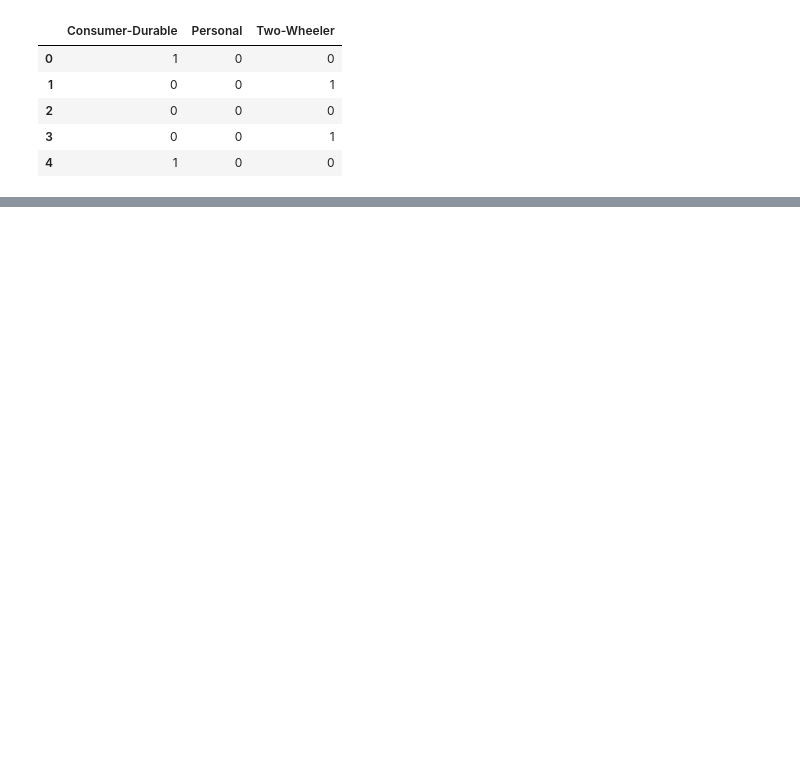
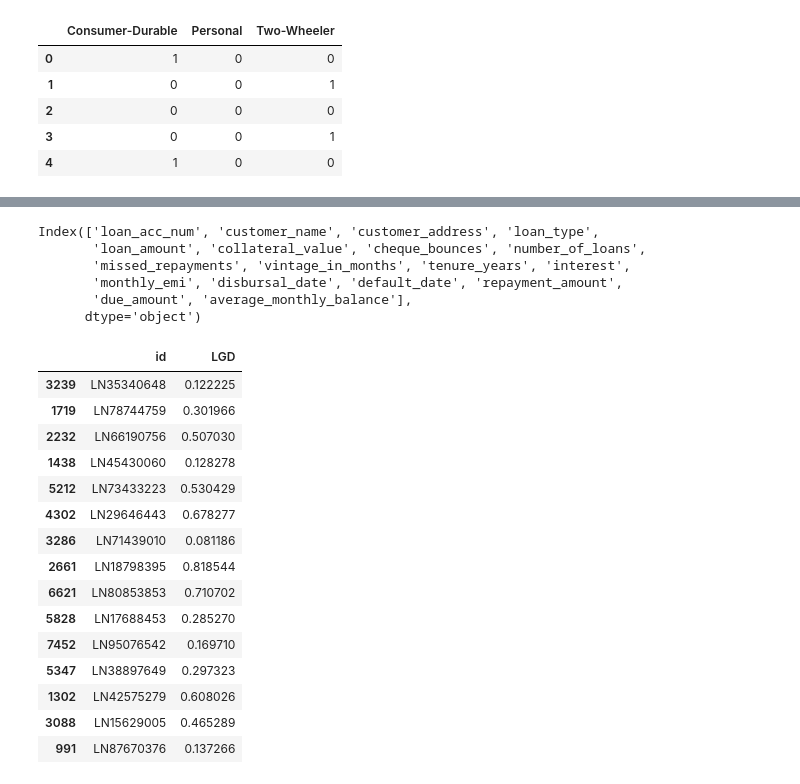
Before and after one commit to angadgothe/BFSI_CaseStudy2024, a Jupyter notebook: IIITB_upGrad_Course5_Assignment.ipynb, the cells around one changed output, grey strips where cells are left out. Drawn from its saved outputs; the diff is of its cells as text; code cells hidden in the pictures; blank space fills up the shorter version.

```diff
--- a/IIITB_upGrad_Course5_Assignment.ipynb
+++ b/IIITB_upGrad_Course5_Assignment.ipynb
@@ -753,0 +904,8 @@ Adding the drop statement above and building the Train Test model again.
+# %%
+Extreme_RegModel=XGBRegressor(max_depth=4, learning_rate=0.01, n_estimators=500, objective='reg:linear', booster='gbtree')
+# %%
+Extreme_Grad_Regression=Extreme_RegModel.fit(x_train,Y_train)
+Y_predict4_train=Extreme_Grad_Regression.predict(x_train)
+print("R2 for train dataset:", r2_score(Y_train, Y_predict4_train))
+Y_predict4_test=Extreme_Grad_Regression.predict(x_test)
+print("R2 for test dataset:", r2_score(Y_test, Y_predict4_test))
@@ -753,0 +945,33 @@ Adding the drop statement above and building the Train Test model again.
+# %%
+final_model = Extreme_RegModel.predict(unseen_data)
+final_model_pred = pd.Series(final_model)
+# %%
+copy_final_test_data.columns
+# %% [output]
+Index(['loan_acc_num', 'customer_name', 'customer_address', 'loan_type',
+       'loan_amount', 'collateral_value', 'cheque_bounces', 'number_of_loans',
+       'missed_repayments', 'vintage_in_months', 'tenure_years', 'interest',
+       'monthly_emi', 'disbursal_date', 'default_date', 'repayment_amount',
+       'due_amount', 'average_monthly_balance'],
+      dtype='object')
+# %%
+concat_ID_prediction = pd.DataFrame({'id':copy_final_test_data['loan_acc_num'].values, 'LGD':final_model_pred.values})
+# %%
+concat_ID_prediction.sample(15)
+# %% [output]
+|  | id | LGD |
+| 3239 | LN35340648 | 0.122225 |
+| 1719 | LN78744759 | 0.301966 |
+| 2232 | LN66190756 | 0.507030 |
+| 1438 | LN45430060 | 0.128278 |
+| 5212 | LN73433223 | 0.530429 |
+| 4302 | LN29646443 | 0.678277 |
+| 3286 | LN71439010 | 0.081186 |
+| 2661 | LN18798395 | 0.818544 |
+| 6621 | LN80853853 | 0.710702 |
+| 5828 | LN17688453 | 0.285270 |
+| 7452 | LN95076542 | 0.169710 |
+| 5347 | LN38897649 | 0.297323 |
+| 1302 | LN42575279 | 0.608026 |
+| 3088 | LN15629005 | 0.465289 |
+| 991 | LN87670376 | 0.137266 |
```
Also changed, not shown: parts of 38 cells of this notebook.
